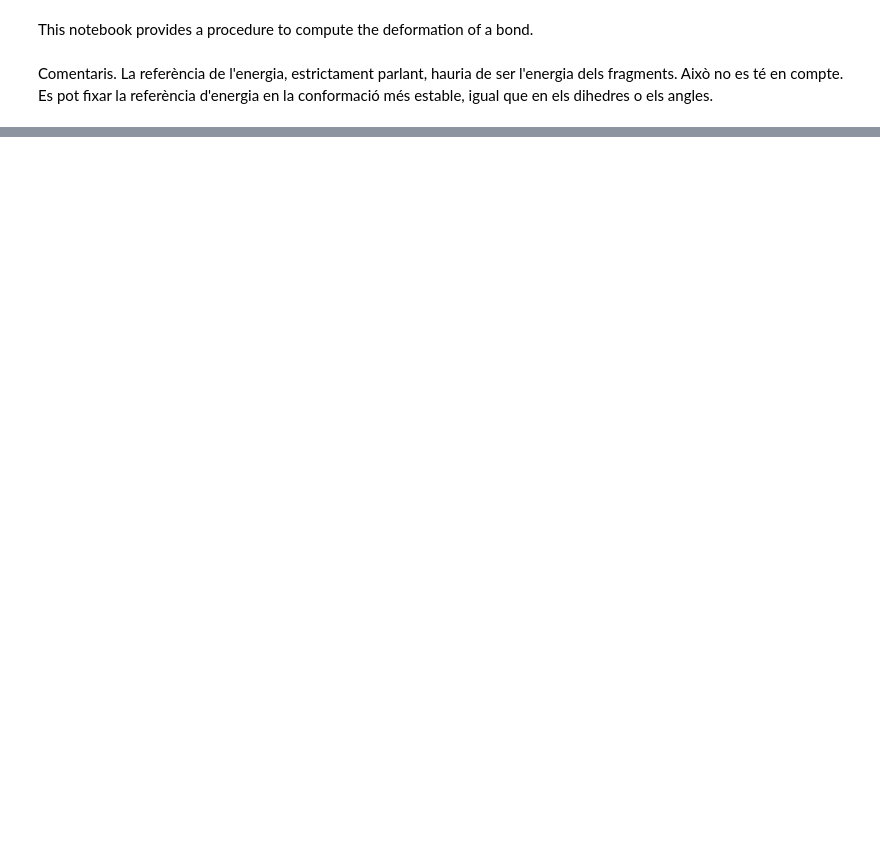
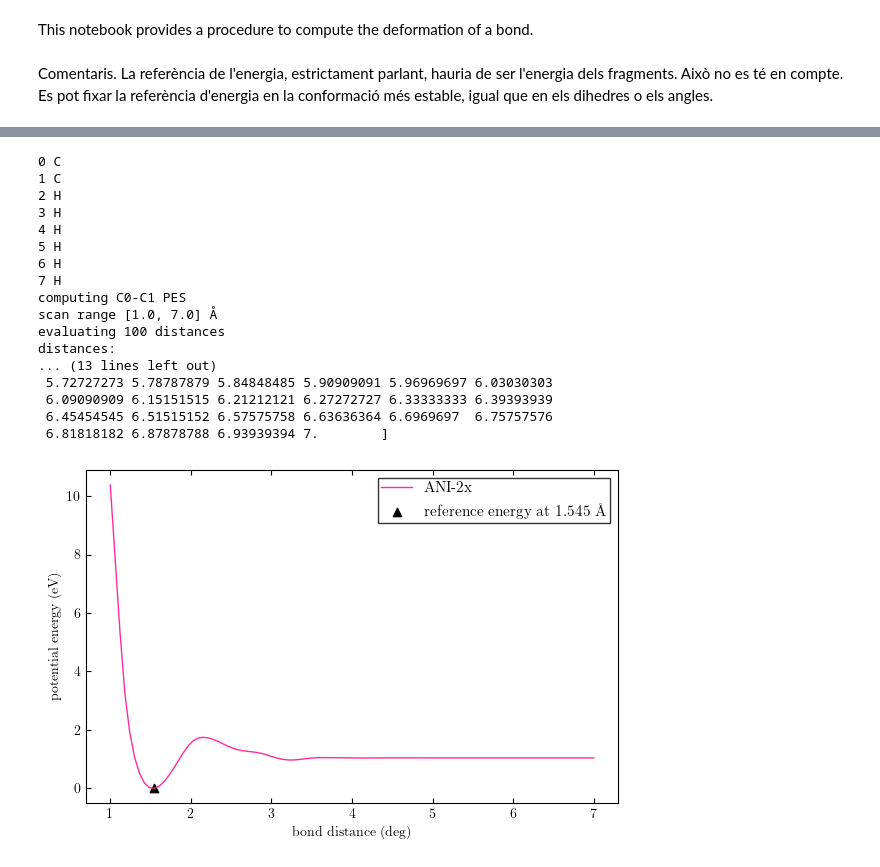
Before and after one commit to Sergi-Ortiz/NNPs_TFG, a Jupyter notebook: scripts/symmetry/bond_displacement.ipynb, the cells around one changed output, grey strips where cells are left out. Saved outputs shown, nothing was run; the diff lists cells and outputs as text; code cells hidden in the pictures; blank space fills up the shorter version.

```diff
--- a/scripts/symmetry/bond_displacement.ipynb
+++ b/scripts/symmetry/bond_displacement.ipynb
@@ -197,0 +209,39 @@ HBox(children=(NGLWidget(max_frame=39), VBox(children=(Dropdown(description='Sho
+# %%
+#=======================#
+#       PARAMETERS      #
+#=======================#
+
+# define the molecule
+ethane = build.molecule('C2H6')
+
+# select the C-C bond and provide the mask
+
+for atom in ethane:
+    print(atom.index, atom.symbol)
+#view(ethanol, viewer='ase')
+
+bond_ids = [0, 1]
+mask = [0, 1, 0, 0, 0, 1, 1, 1]
+
+# evaluate the conformations
+distances, energies = evaluate_bond(ethane, bond_ids, mask,  calculator_list, search_space=[1.0, 7.0])
+plot_bond(distances, energies, calculator_names, calculator_colors, save_dir='./')
+# %% [output]
+0 C
+1 C
+2 H
+3 H
+4 H
+5 H
+6 H
+7 H
+computing C0-C1 PES
+scan range [1.0, 7.0] Å
+evaluating 100 distances
+distances:
+... (13 lines left out)
+ 5.72727273 5.78787879 5.84848485 5.90909091 5.96969697 6.03030303
+ 6.09090909 6.15151515 6.21212121 6.27272727 6.33333333 6.39393939
+ 6.45454545 6.51515152 6.57575758 6.63636364 6.6969697  6.75757576
+ 6.81818182 6.87878788 6.93939394 7.        ]
+[figure, added]
```
Also changed, not shown: parts of 15 cells of this notebook, 7 other files.
